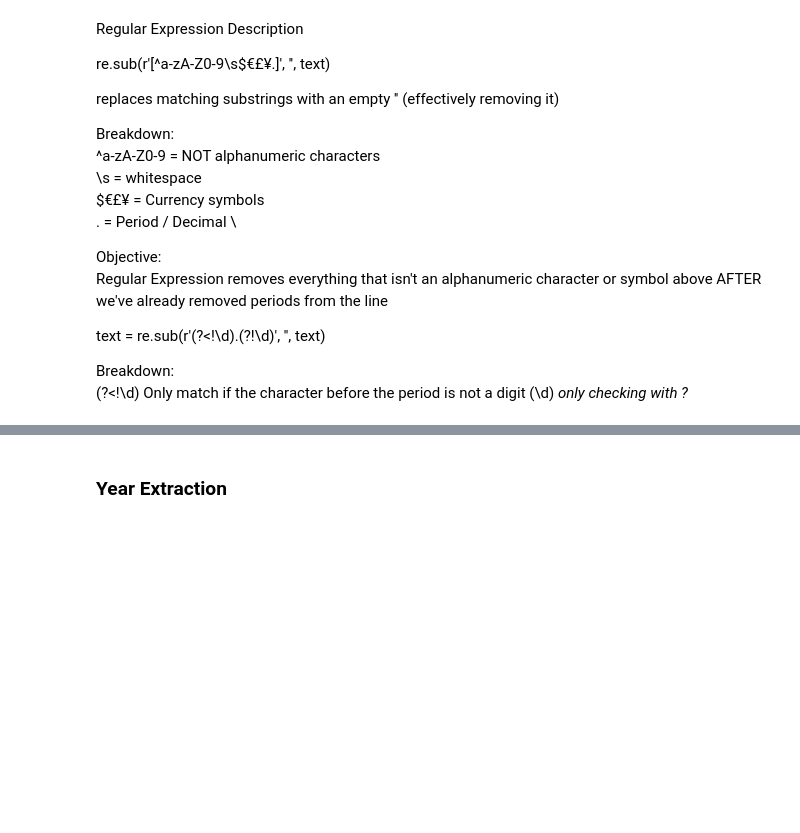
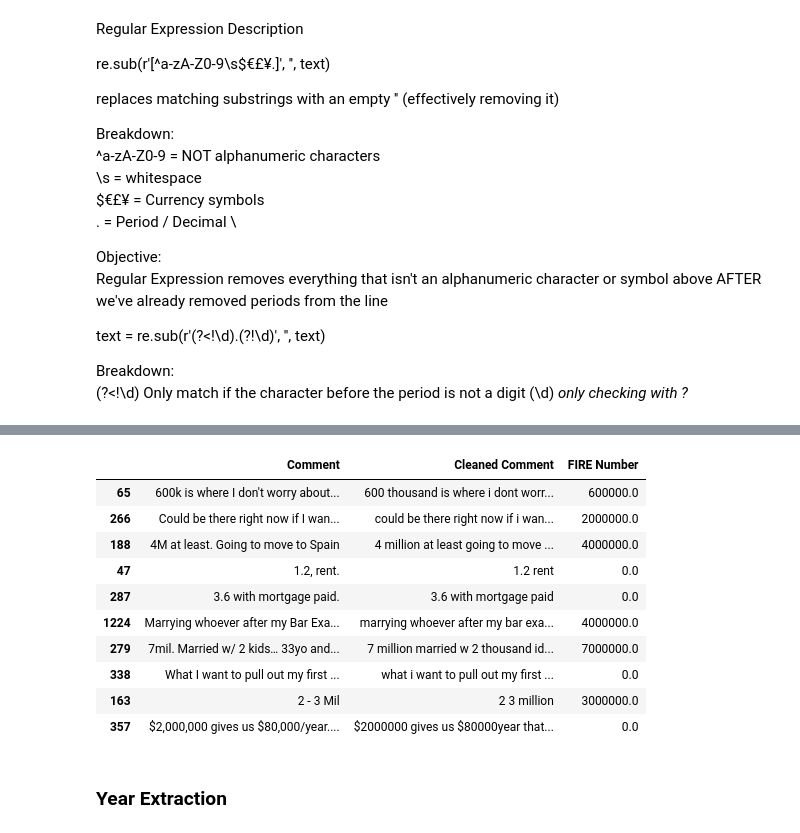
Before and after one commit to vanguardfox/ads509-group5, a Jupyter notebook: ADS509_Final_Project.ipynb, the cells around one changed output, grey strips where cells are left out. Cells and saved outputs as stored; diff of their text form; code cells hidden in the pictures; blank space fills up the shorter version.

```diff
--- a/ADS509_Final_Project.ipynb
+++ b/ADS509_Final_Project.ipynb
@@ -347,3 +356,18 @@ fire_df.drop(columns=['FIRE #'], inplace=True)
+# %%
+random_sample = fire_df.sample(n=10, random_state=10)
+random_sample[['Comment', 'Cleaned Comment', 'FIRE Number']]
+# %% [output]
+|  | Comment | Cleaned Comment | FIRE Number |
+| 65 | 600k is where I don't worry about... | 600 thousand is where i dont worr... | 600000.0 |
+| 266 | Could be there right now if I wan... | could be there right now if i wan... | 2000000.0 |
+| 188 | 4M at least. Going to move to Spain | 4 million at least going to move ... | 4000000.0 |
+| 47 | 1.2, rent. | 1.2 rent | 0.0 |
+| 287 | 3.6 with mortgage paid. | 3.6 with mortgage paid | 0.0 |
+| 1224 | Marrying whoever after my Bar Exa... | marrying whoever after my bar exa... | 4000000.0 |
+| 279 | 7mil. Married w/ 2 kids… 33yo and... | 7 million married w 2 thousand id... | 7000000.0 |
+| 338 | What I want to pull out my first ... | what i want to pull out my first ... | 0.0 |
+| 163 | 2 - 3 Mil | 2 3 million | 3000000.0 |
+| 357 | $2,000,000 gives us $80,000/year.... | $2000000 gives us $80000year that... | 0.0 |
 # %% [markdown]
 ### Year Extraction
 # %%
```
Also changed, not shown: parts of 4 cells of this notebook.
